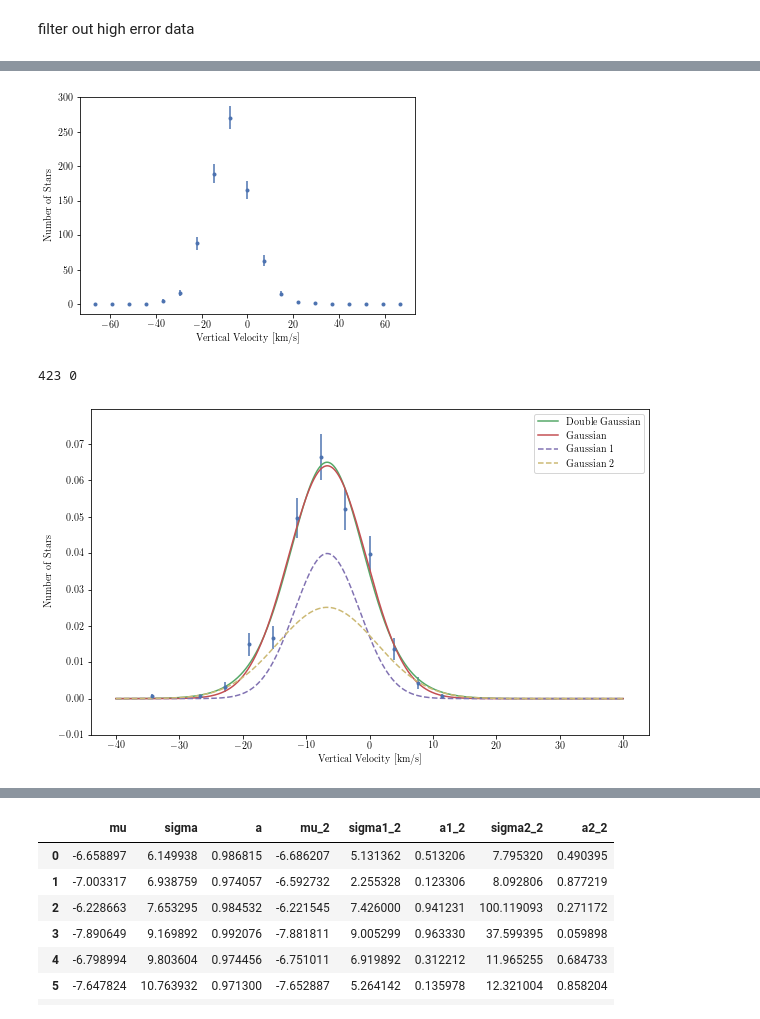
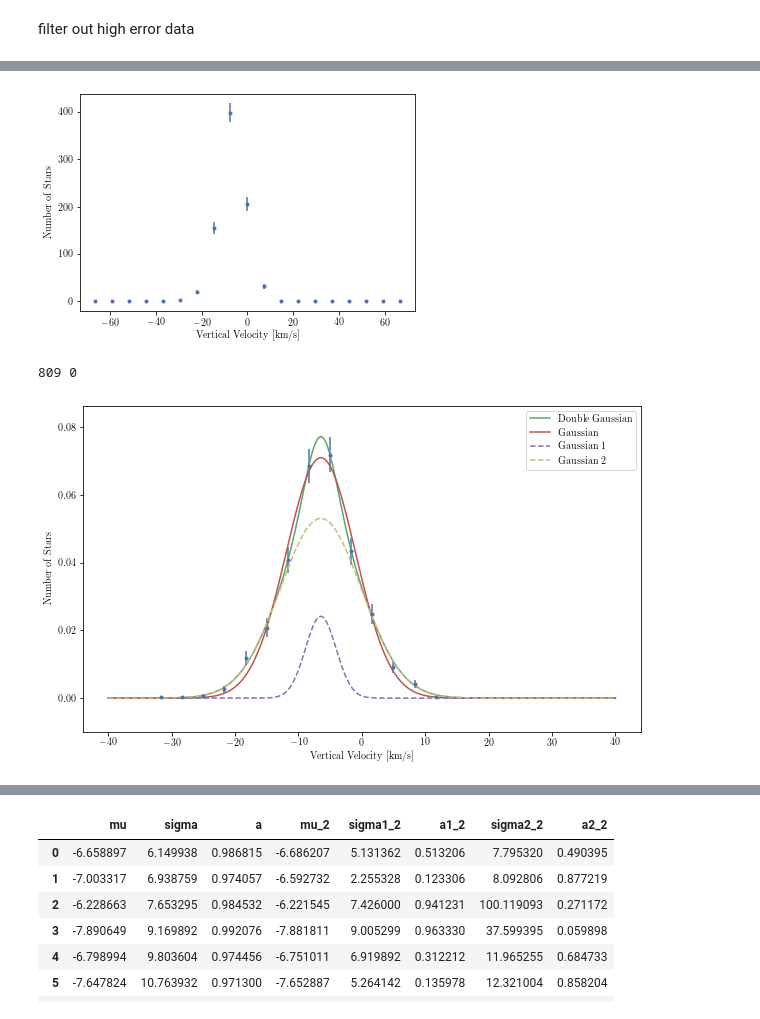
Before and after one commit to Alisyaifudin/Thesis-Project, a Jupyter notebook: 4_Vertical_Velocity/4.1. Middleplane Vertical Velocity Distribution.ipynb, the cells around one changed output, grey strips where cells are left out. Saved outputs shown, nothing was run; the diff lists cells and outputs as text; code cells hidden in the pictures.

```diff
--- a/4_Vertical_Velocity/4.1. Middleplane Vertical Velocity Distribution.ipynb
+++ b/4_Vertical_Velocity/4.1. Middleplane Vertical Velocity Distribution.ipynb
@@ -39,6 +39,6 @@ root_data_dir
 # %% [output]
 '/home2/s20321005/Thesis-Project/Data'
 # %%
-spectral_dir = join(root_data_dir, "Spectral-Class-Cluster")
+spectral_dir = join(root_data_dir, "Spectral-Class-Cluster-no")
 spectral_dir
 # %% [output]
@@ -46,5 +46,5 @@ spectral_dir
 # %%
-name = "Velocity-Distribution"
+name = "Velocity-Distribution-no"
 data_dir = join(root_data_dir, name)
 safe_mkdir(data_dir)
 # %% [output]
@@ -70,5 +70,5 @@ files
 # %%
-index = 3
+index = 0
 gaia_raw = vaex.open(files[index])
 gaia_raw
 # %% [output]
@@ -125,7 +125,7 @@ plt.xlabel("Vertical Velocity [km/s]")
 plt.ylabel("Number of Stars")
 plt.show()
 # %% [output]
-[figure, old version]
+[figure, new version]
 # %%
 # fit with double gaussian
 from scipy.stats import norm
@@ -204,16 +204,16 @@ def get_fit(index, wedge):
     df = pd.DataFrame({"wmid": wmid, "wnum": wnum/area, "werr": werr/area})
     return df, df_fit, name
 # %%
-wedge = np.linspace(-40, 40, 22)
+wedge = np.linspace(-40, 40, 25)
 df, df_fit, name = get_fit(0, wedge)
 # df.export(join(data_dir, name), progress=True)
 df = vaex.from_pandas(df)
 df_fit = vaex.from_pandas(df_fit)
 
 n = name.split("_")
-name = f"w_({n[1]})_({n[2]})"
+name = f"w_{n[1]}_{n[2]}.hdf5"
 df.export(join(data_dir, name), progress=True)
 df_fit.export(join(data_dir, "fit_"+name), progress=True)
 # %% [output]
-423 0
+809 0
-[figure, old version]
+[figure, new version]
```
Also changed, not shown: parts of 19 cells of this notebook, 33 other files.
